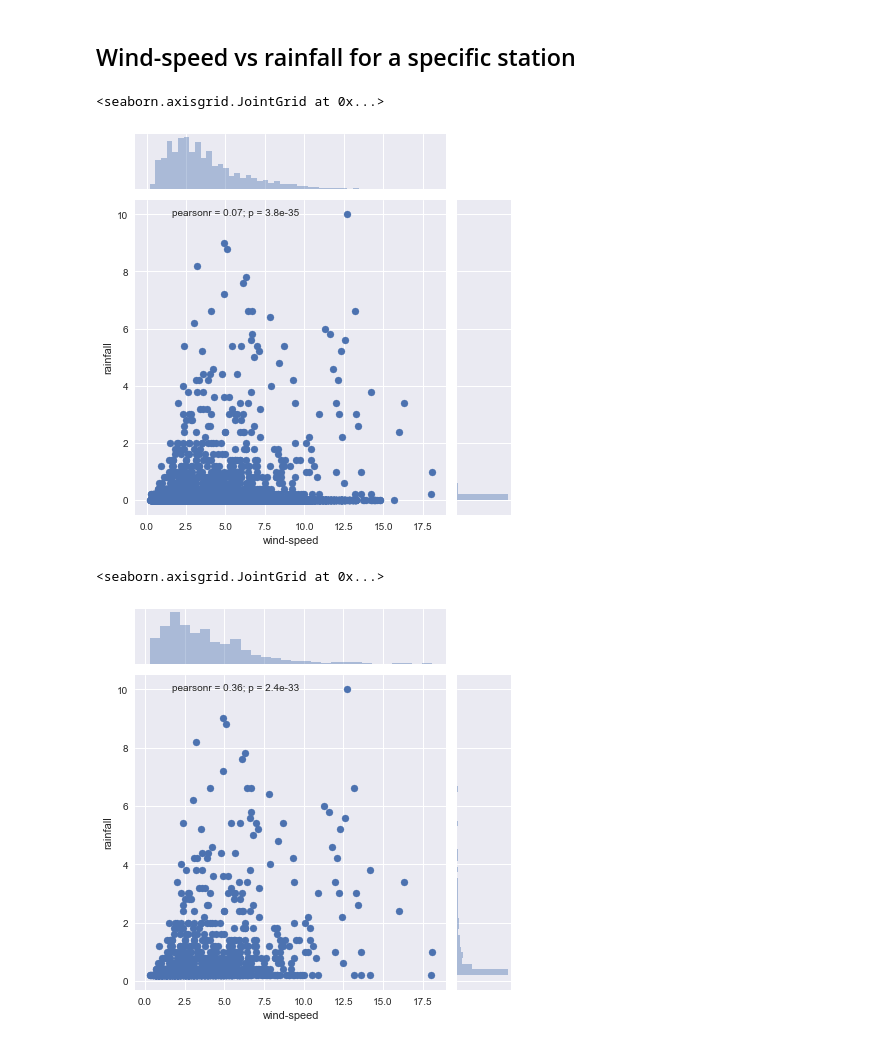
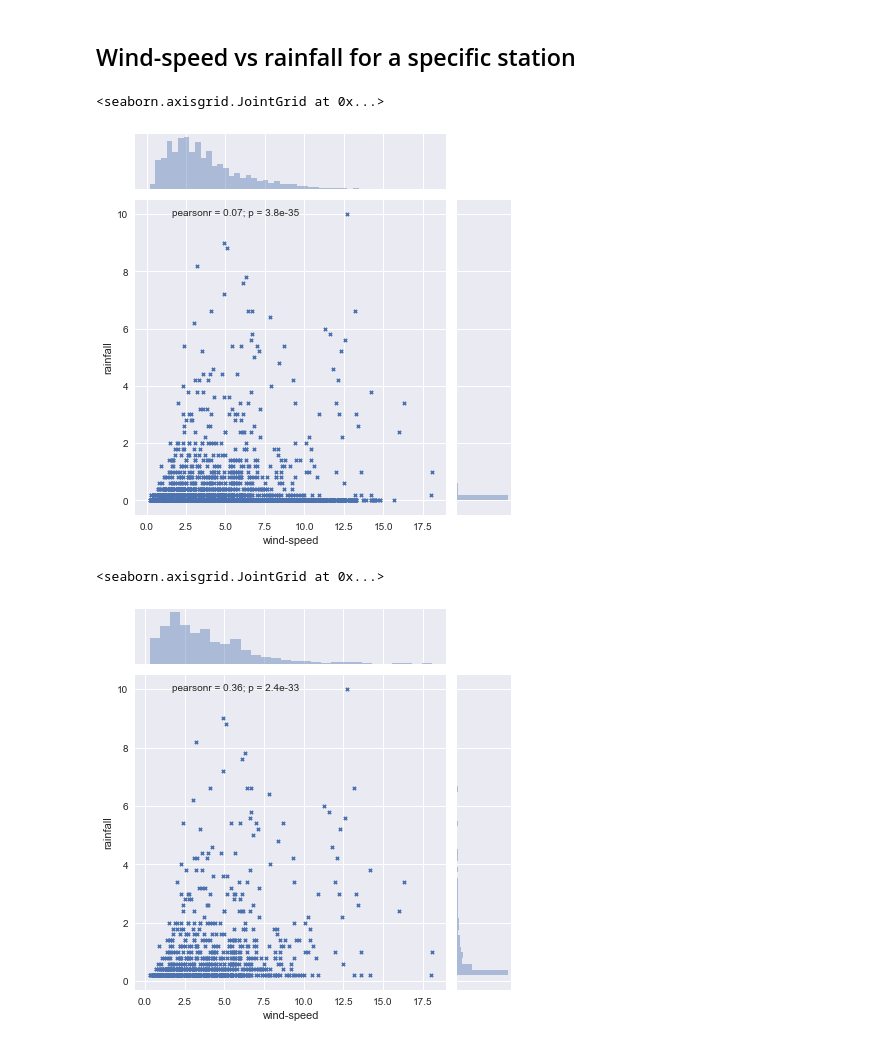
Before and after one commit to grandey/access-data-gov-sg, a Jupyter notebook: explore_met_csv_data.ipynb, the cells around one changed output. Saved outputs shown, nothing was run; the diff lists cells and outputs as text; code cells hidden in the pictures.

```diff
--- a/explore_met_csv_data.ipynb
+++ b/explore_met_csv_data.ipynb
@@ -184,0 +190,8 @@ outer_df.groupby('station_id').describe(percentiles=[0.5,])
+# %%
+# Get index of stations with no wind-speed data
+temp_df = outer_df.groupby('station_id')['wind-speed'].count()  # number of data points per station
+temp_df = temp_df[temp_df == 0]  # select stations with no data
+no_wind_stations = list(temp_df.index)
+# Drop stations with no wind-speed data
+temp_df = outer_df.set_index('station_id')
+has_wind_df = temp_df.drop(no_wind_stations).sort_index()
@@ -185,9 +223,5 @@ outer_df.groupby('station_id').describe(percentiles=[0.5,])
 # %% [markdown]
 ## Plot timeseries for a specific station
 # %%
-# Select data for dataion S06
-s06_df = outer_df[outer_df['station_id'] == 'S06']
+# Select data for station S06, and index by timestamp_sgt
+s06_df = outer_df[outer_df['station_id'] == 'S06'].set_index('timestamp_sgt')
-# %%
-# Wind-speed timeseries
-fig, ax = plt.subplots(figsize=(16, 6))
-s06_df.set_index('timestamp_sgt').plot(y='wind-speed', ax=ax)
@@ -198,14 +247,16 @@ s06_df.set_index('timestamp_sgt').plot(y='wind-speed', ax=ax)
 ## Wind-speed vs rainfall for a specific station
 # %%
 # Quick look at relationship between wind-speed and rainfall for one station
-sns.jointplot(s06_df['wind-speed'], s06_df['rainfall'], kind='scatter', dropna=True)
+sns.jointplot(s06_df['wind-speed'], s06_df['rainfall'], kind='scatter', dropna=True,
+              marker='x', s=10)
 # %% [output]
 <seaborn.axisgrid.JointGrid at 0x...>
-[figure, old version]
+[figure, new version]
 # %%
 # What happens if times with zero rain are excluded?
 s06_has_rainfall = s06_df[s06_df['rainfall'] > 0]
-sns.jointplot(s06_has_rainfall['wind-speed'], s06_has_rainfall['rainfall'], kind='scatter', dropna=True)
+sns.jointplot(s06_has_rainfall['wind-speed'], s06_has_rainfall['rainfall'], kind='scatter', dropna=True,
+              marker='x', s=10)
 # %% [output]
 <seaborn.axisgrid.JointGrid at 0x...>
-[figure, old version]
+[figure, new version]
```
Also changed, not shown: parts of 12 cells of this notebook.
